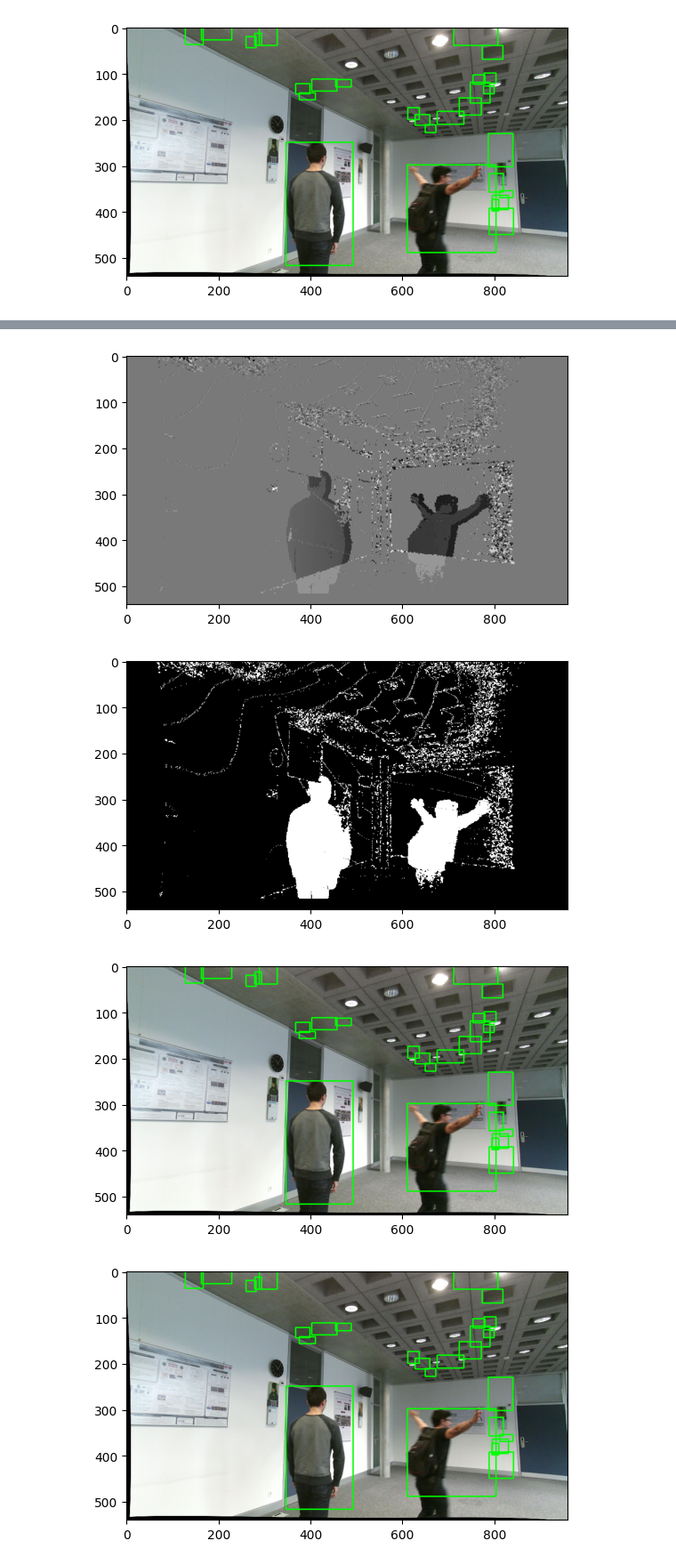
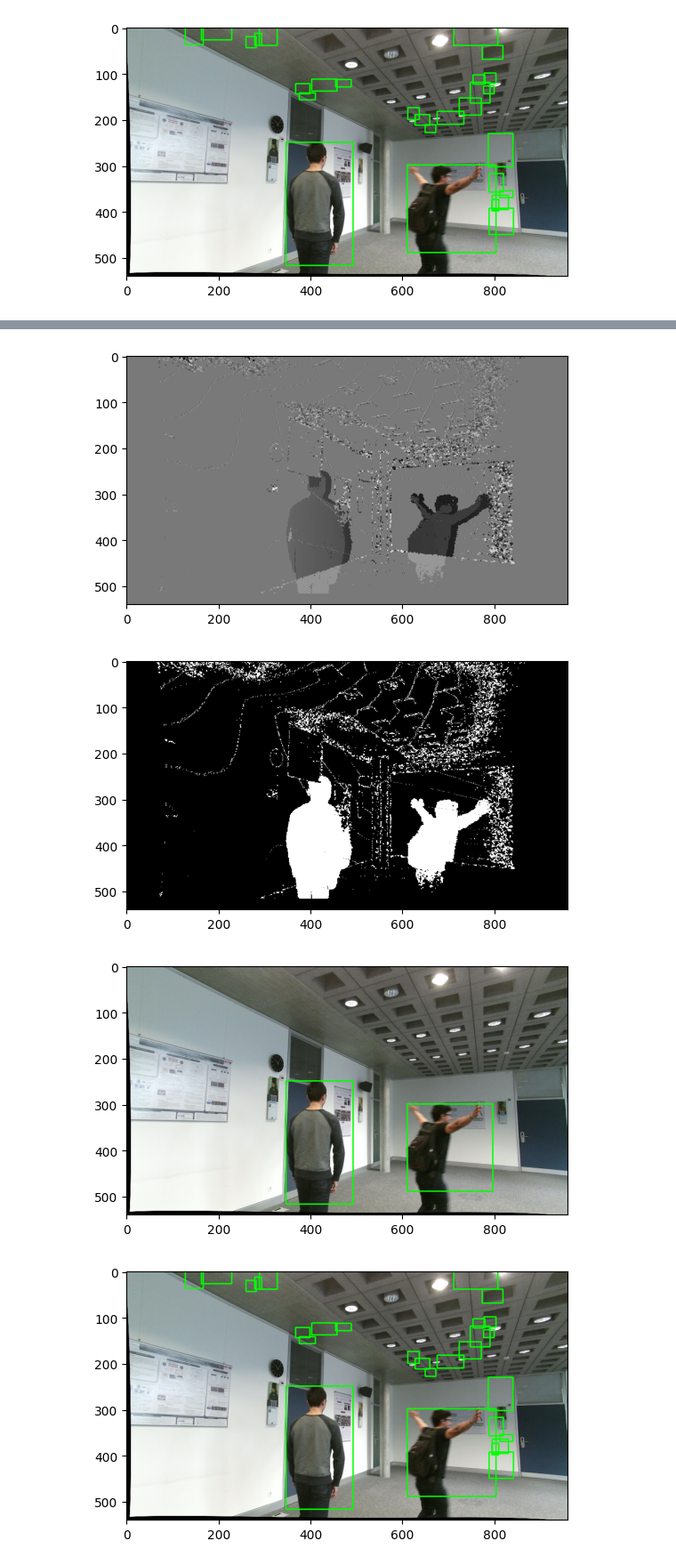
Before and after one commit to doleebest/CVL_practice, a Jupyter notebook: practice1.ipynb, the cells around one changed output, grey strips where cells are left out. Shown at 89% size. Cells and saved outputs as stored; diff of their text form; code cells hidden in the pictures.

```diff
--- a/practice1.ipynb
+++ b/practice1.ipynb
@@ -401,41 +401,45 @@ normalized_diff = cv2.normalize(np.abs(difference), None, alpha=0, beta=255, nor
 # Step 2: Binarize
 _, im_th = cv2.threshold(normalized_diff, 30, 255, cv2.THRESH_BINARY)
 
+kernel = np.ones((3, 3), np.uint8)
+im_cleaned = cv2.morphologyEx(im_th, cv2.MORPH_OPEN, kernel)
+
 plt.imshow(im_th, cmap="gray")
 plt.show()
 
 # Step 3: Get all group of pixels using cv.connectedComponentsWithStats()
-num_labels, labels, stats, _ = cv2.connectedComponentsWithStats(im_th)
+num_labels, labels, stats, _ = cv2.connectedComponentsWithStats(im_cleaned)
 
 # Step 3-1 : get rid of noise
 # Taking a matrix of size 5 as the kernel
 # gernerate 5*5 array filled with 1
-kernel = np.ones((5, 5), np.uint8)
+#kernel = np.ones((3, 3), np.uint8)
+#im_cleaned = cv2.morphologyEx(im_th, cv2.MORPH_OPEN, kernel)
 
 # The first parameter is the original image,
 # kernel is the matrix with which image is convolved and
 # third parameter is the number of iterations, which will determine how much you want to erode/dilate a given image.
-img_erosion = cv2.erode(im_th, kernel, iterations=1)
-img_dilation = cv2.dilate(im_th, kernel, iterations=1)
+#img_erosion = cv2.erode(im_th, kernel, iterations=1)
+#img_dilation = cv2.dilate(im_th, kernel, iterations=1)
 
 # Step 4: Filter out small areas and draw bounding boxes
 threshold = 100
 # Iterate through stats to filter out small areas and draw bounding boxes
 for i in range(1, num_labels): # num_labels : connected number of labels
     area = stats[i, cv2.CC_STAT_AREA] # stats[i, cv2.CC_STAT_AREA]is the number of pixels(area) of ith label(group)
     if area > threshold:
         x, y, w, h = stats[i, cv2.CC_STAT_LEFT], stats[i, cv2.CC_STAT_TOP], stats[i, cv2.CC_STAT_WIDTH], stats[i, cv2.CC_STAT_HEIGHT]
         cv2.rectangle(c2, (x, y), (x + w, y + h), (0, 255, 0), 2)  # Draw bounding box on color image
 
 # Display the result
 plt.imshow(cv2.cvtColor(c2, cv2.COLOR_BGR2RGB)) # Convert BGR to RGB for proper display with matplotlib
 plt.show()
 # %% [output]
 [figure]
 [figure]
 [figure]
 [figure]
-[figure, old version]
+[figure, new version]
 # %%
 # reference : https://www.geeksforgeeks.org/erosion-dilation-images-using-opencv-python/
 import cv2
```
